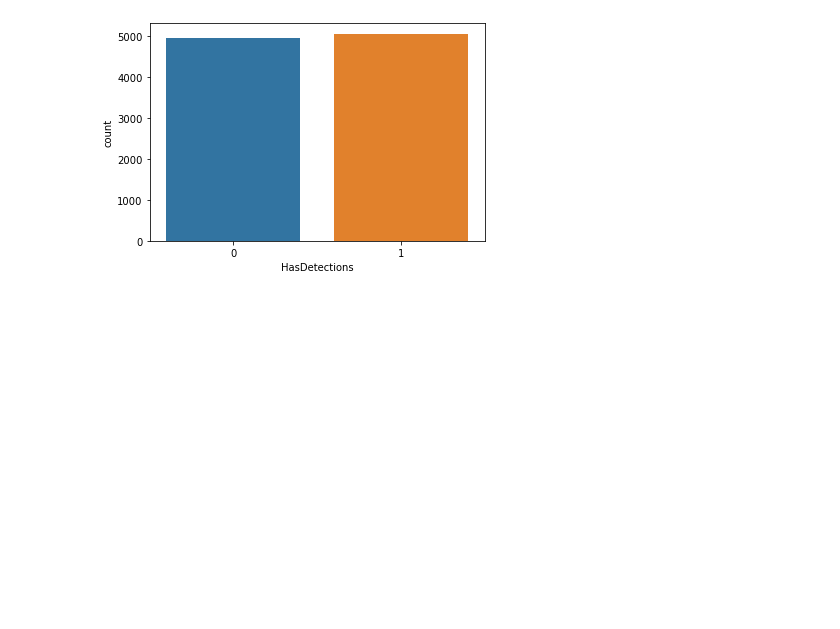
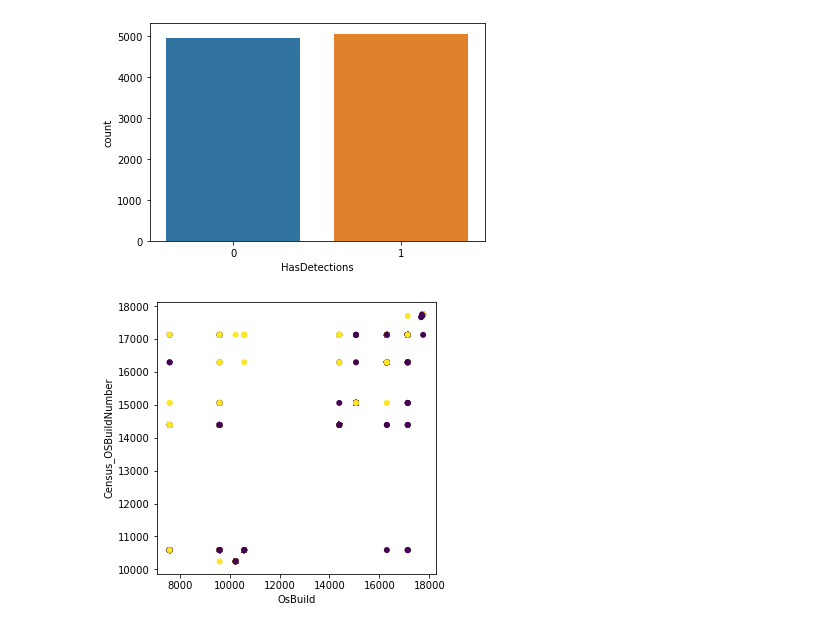
Before and after one commit to Mira224/COMP3115Project, a Jupyter notebook: Project.ipynb, the cells around one changed output. Cells and saved outputs as stored; diff of their text form; code cells hidden in the pictures; blank space fills up the shorter version.

Commit message:
scatter plot of correlated pairs

```diff
--- a/Project.ipynb
+++ b/Project.ipynb
@@ -201,3 +186,11 @@ sns.countplot(x='HasDetections',data=df)
 # %% [output]
 <AxesSubplot:xlabel='HasDetections', ylabel='count'>
 [figure]
+# %%
+fig = plt.figure(figsize=(5, 5));
+# 95%
+plt.scatter(dfForMatrix['OsBuild'].values,dfForMatrix['Census_OSBuildNumber'].values,c=dfForMatrix['HasDetections'].values,edgecolor='none')
+plt.xlabel('OsBuild')
+plt.ylabel('Census_OSBuildNumber');
+# %% [output]
+[figure, added]
```
Also changed, not shown: parts of 5 cells of this notebook.
